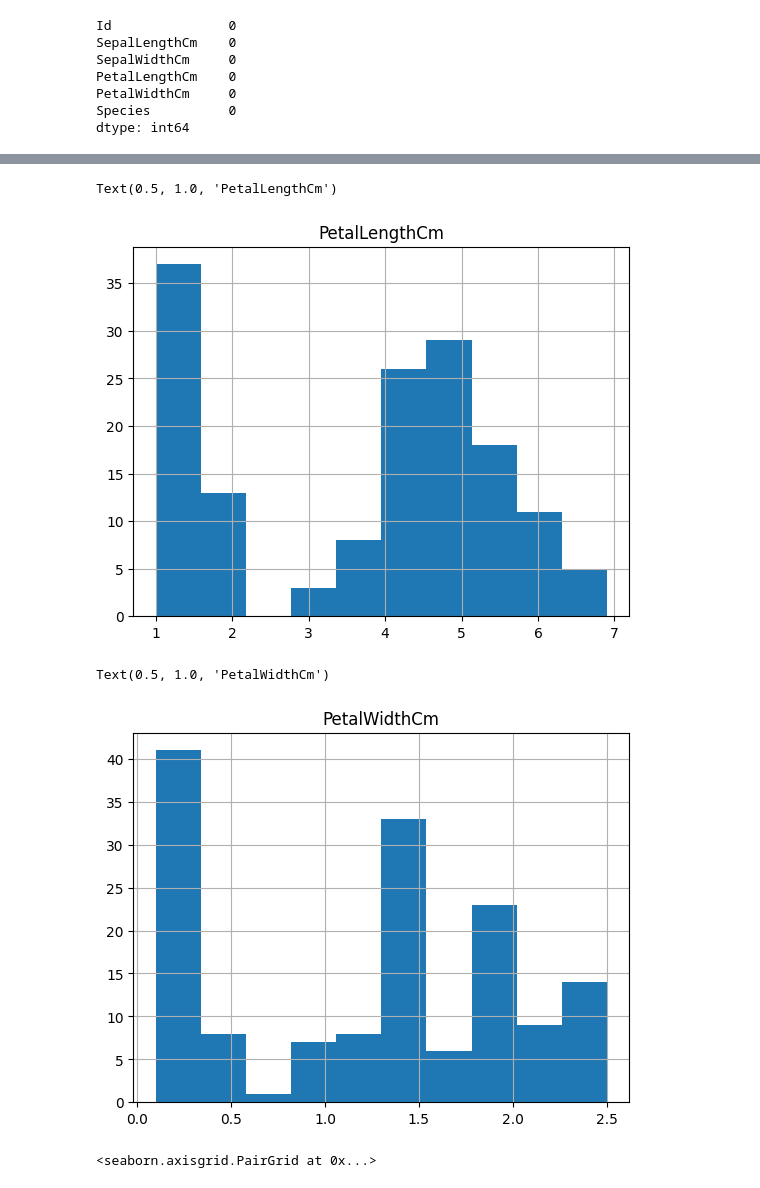
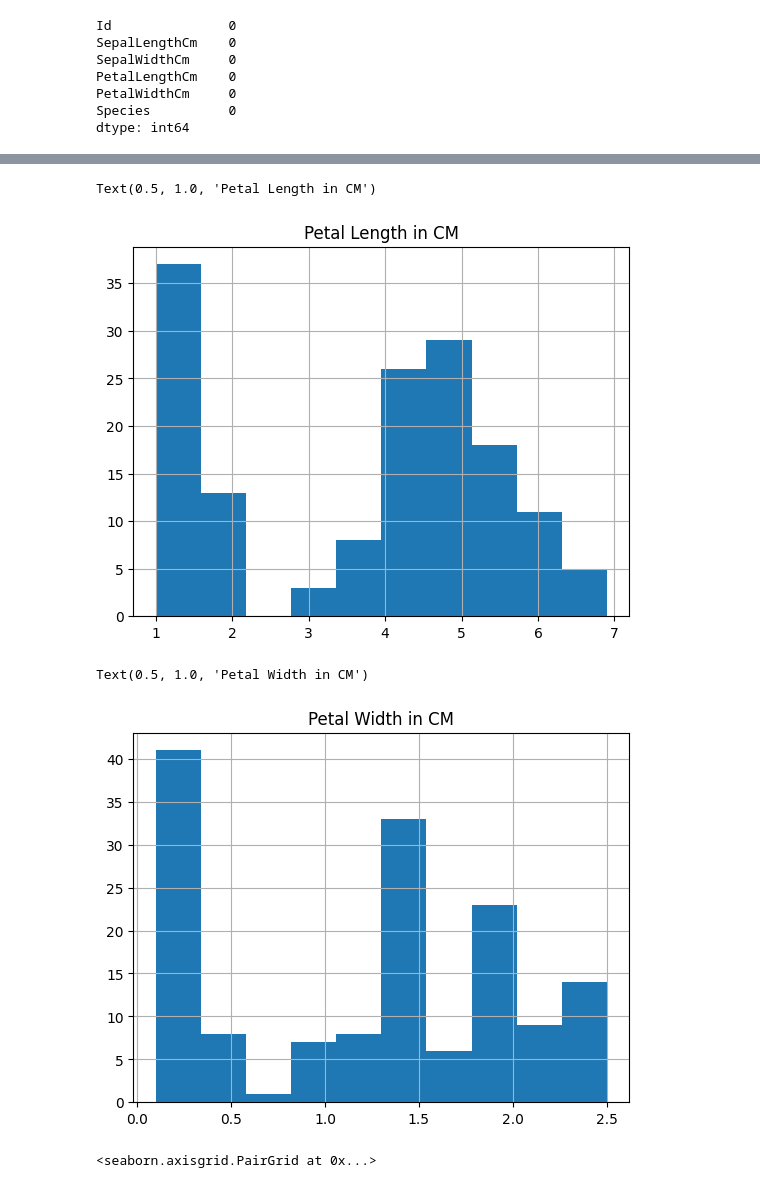
Before and after one commit to aalhadramteke/CodeAlpha_Iris-Flower-Classification, a Jupyter notebook: main.ipynb, the cells around one changed output, grey strips where cells are left out. Cells and saved outputs as stored; diff of their text form; code cells hidden in the pictures.

```diff
--- a/main.ipynb
+++ b/main.ipynb
@@ -93,15 +93,15 @@ Text(0.5, 1.0, 'SepalWidthCm')
 # %%
 df['PetalLengthCm'].hist()
-plt.title('PetalLengthCm')
+plt.title('Petal Length in CM')
 # %% [output]
-Text(0.5, 1.0, 'PetalLengthCm')
+Text(0.5, 1.0, 'Petal Length in CM')
-[figure, old version]
+[figure, new version]
 # %%
 df['PetalWidthCm'].hist()
-plt.title('PetalWidthCm')
+plt.title('Petal Width in CM')
 # %% [output]
-Text(0.5, 1.0, 'PetalWidthCm')
+Text(0.5, 1.0, 'Petal Width in CM')
-[figure, old version]
+[figure, new version]
 # %%
 sns.pairplot(df, hue="Species")
 # %% [output]
```
Also changed, not shown: parts of 2 cells of this notebook.
